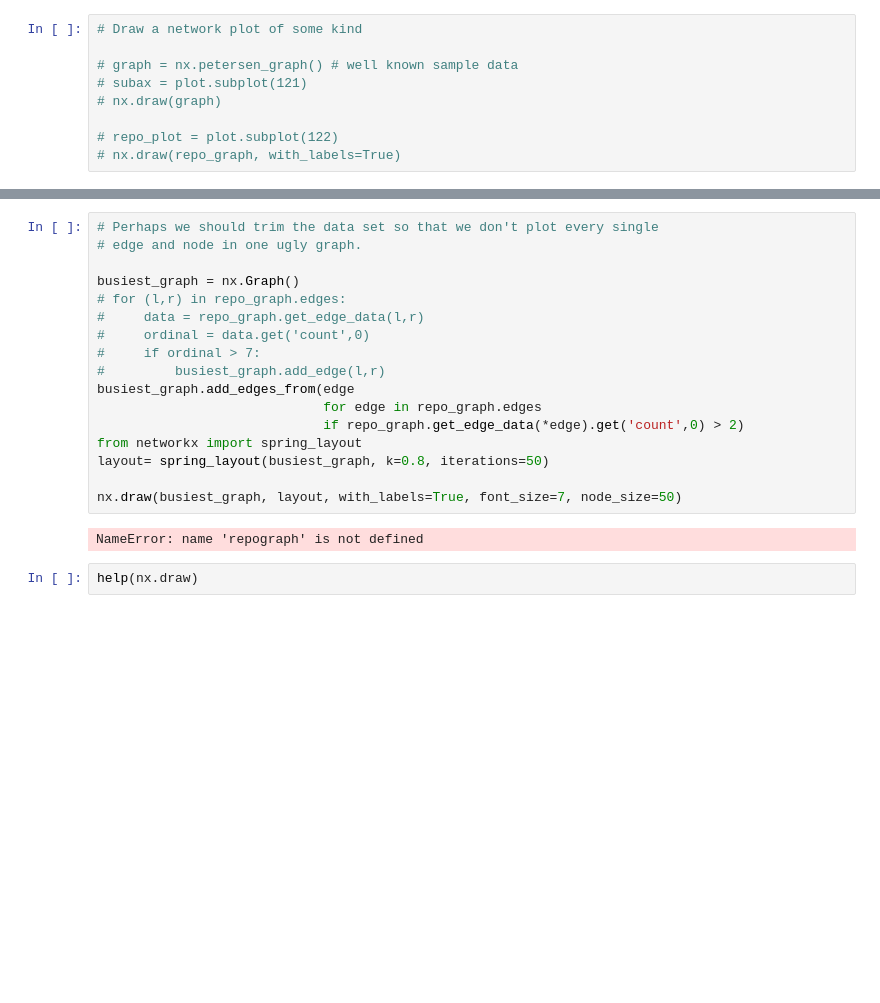
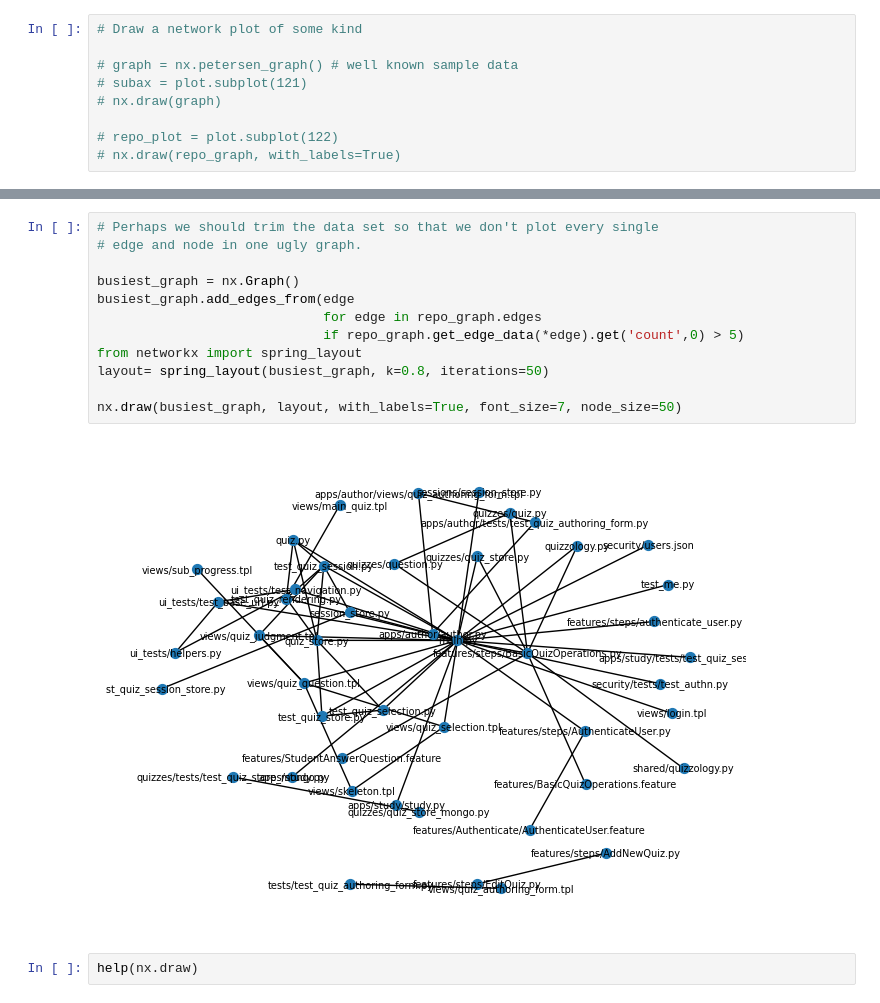
Before and after one commit to tottinge/gitminer-jupyter, a Jupyter notebook: RepoGraphs.ipynb, the cells around one changed output, grey strips where cells are left out. Saved outputs shown, nothing was run; the diff lists cells and outputs as text; blank space fills up the shorter version.

```diff
--- a/RepoGraphs.ipynb
+++ b/RepoGraphs.ipynb
@@ -59,22 +59,17 @@ pprint(list(nx.connected_components(repo_graph)))
 # %%
 # Perhaps we should trim the data set so that we don't plot every single
 # edge and node in one ugly graph.
 
 busiest_graph = nx.Graph()
-# for (l,r) in repo_graph.edges:
-#     data = repo_graph.get_edge_data(l,r)
-#     ordinal = data.get('count',0)
-#     if ordinal > 7:
-#         busiest_graph.add_edge(l,r)
 busiest_graph.add_edges_from(edge
                              for edge in repo_graph.edges
-                             if repo_graph.get_edge_data(*edge).get('count',0) > 2)
+                             if repo_graph.get_edge_data(*edge).get('count',0) > 5)
 from networkx import spring_layout
 layout= spring_layout(busiest_graph, k=0.8, iterations=50)
 
 nx.draw(busiest_graph, layout, with_labels=True, font_size=7, node_size=50)
 # %% [output]
-NameError: name 'repograph' is not defined
+[figure, added]
 # %%
 help(nx.draw)
 # %% [output]
```
Also changed, not shown: parts of 9 cells of this notebook.
